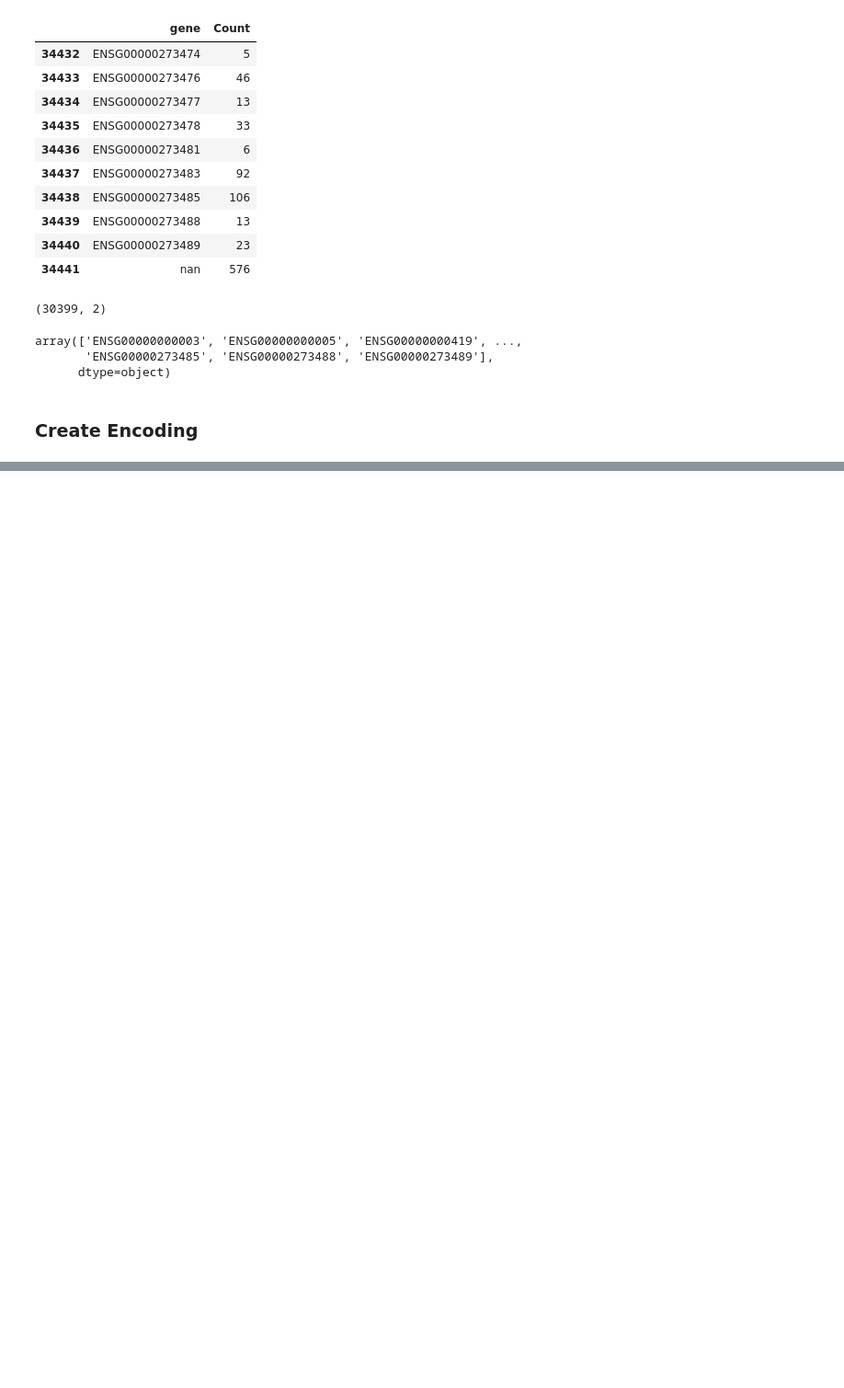
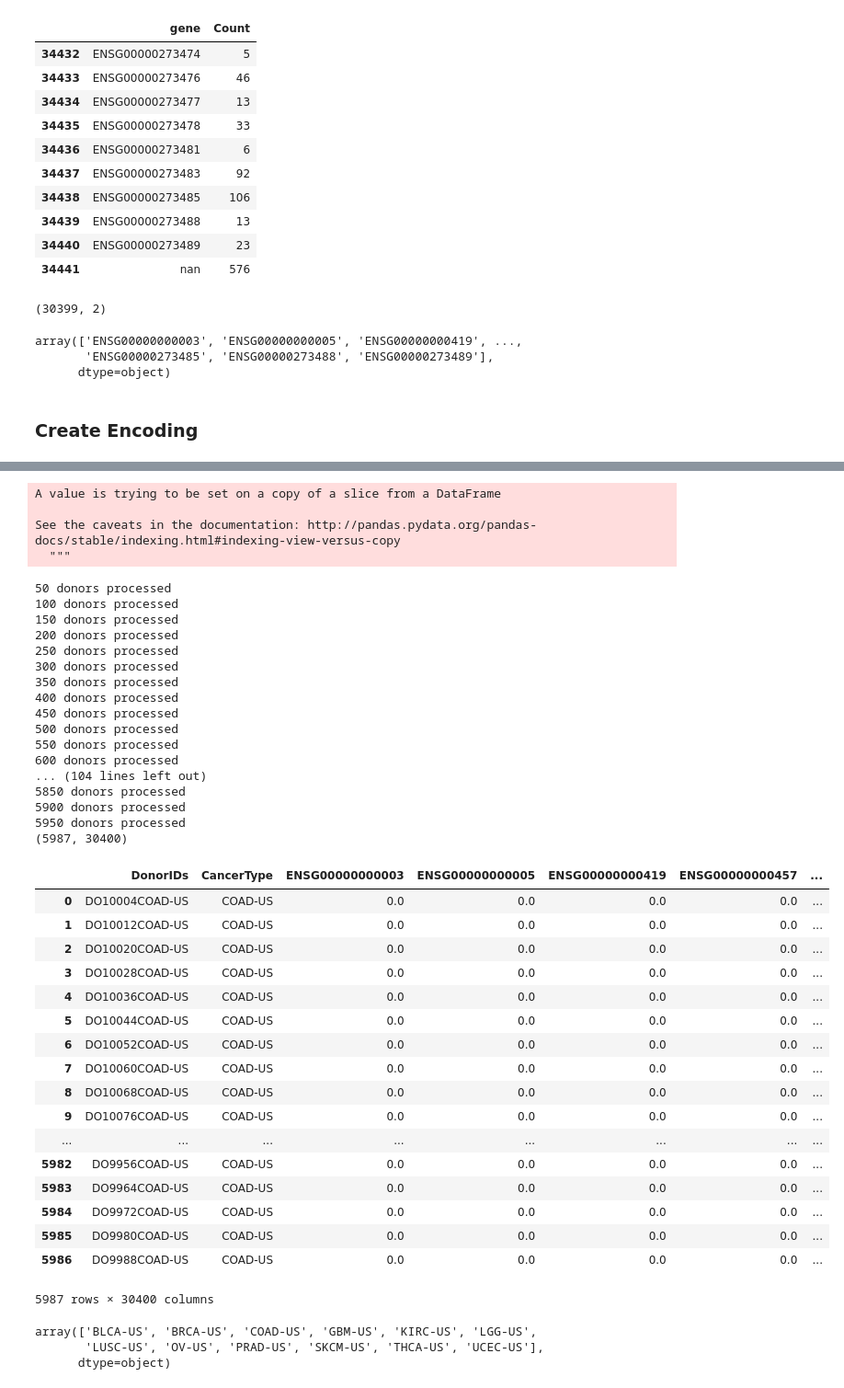
Before and after one commit to KatrinaTurner/cancer-dl, a Jupyter notebook: EDA.ipynb, the cells around one changed output, grey strips where cells are left out. Shown: that part at 92% size. Drawn from its saved outputs; the diff is of its cells as text; code cells hidden in the pictures; blank space fills up the shorter version.

```diff
--- a/EDA.ipynb
+++ b/EDA.ipynb
@@ -385,7 +385,7 @@ file_names = ["BLCA_df.csv", "BRCA_df.csv", "COAD_df.csv", "GBM_df.csv", "KIRC_d
 i = 0
 for df in cancer_names:
     mutation_gene_df = df[['MutationId', 'GeneAffected']]
-    df.reset_index(drop=True, inplace=True)
+    mutation_gene_df.reset_index(drop=True, inplace=True)
     print_for_Kaitlyn = df.drop_duplicates()
     print(print_for_Kaitlyn.shape)
     print_for_Kaitlyn.to_csv(file_names[i])
@@ -403,3 +403,13 @@ for df in cancer_names:
 (816531, 4)
 (18031, 4)
 (1386043, 4)
+# %%
+file_names_gene_only = ["BLCA_df_genes_only.csv", "BRCA_df_genes_only.csv", "COAD_df_genes_only.csv", "GBM_df_genes_only.csv", "KIRC_df_genes_only.csv", "LGG_df_genes_only.csv", "LUSC_df_genes_only.csv", "OV_df_genes_only.csv", "PRAD_df_genes_only.csv", "SKCM_df_genes_only.csv", "THCA_df_genes_only.csv", "UCEC_df_genes_only.csv"]
+i = 0
+for df in cancer_names:
+    mutation_gene_df = df[['GeneAffected']]
+    print_for_Kaitlyn = mutation_gene_df.drop_duplicates()
+    print_for_Kaitlyn.reset_index(drop=True, inplace=True)
+    print(print_for_Kaitlyn.shape)
+    print_for_Kaitlyn.to_csv(file_names_gene_only[i])
+    i = i + 1
@@ -478,18 +501,21 @@ def gene_helper(df):
     donor_id = df.DonorId[0]
     smaller_df = df[['MutationId','GeneAffected']]
     smaller_df.drop_duplicates(inplace=True)
-    genes_only = smaller_df[['gene_affected']].to_numpy().astype('str')
+    genes_only = smaller_df[['GeneAffected']].to_numpy().astype('str')
     unique_genes, counts = np.unique(genes_only, return_counts=True)
     return cancer_type, donor_id, unique_genes, counts
 # %%
-def katrinas_gene_function(df, master_genes, unique_ids):
+def katrinas_gene_function(df, master_genes):
 
     columns = ['DonorIDs', 'CancerType'] + list(master_genes)
-    final_df = None
+    final_df = pd.DataFrame(columns = columns)
     k = 0
+
+    unique_ids = np.unique(df.DonorId)
 
     for donor in unique_ids:
         temp_df = df[df.DonorId == donor]
+        temp_df.reset_index(drop = True, inplace = True)
 
         cancer_type, donor_id, unique_genes, counts = gene_helper(temp_df)
         freq = np.zeros((len(master_genes)))
@@ -516,7 +547,48 @@ df2
 # %%
-#test
+#encode dataframe
+columns = ['DonorIDs', 'CancerType'] + list(master_genes)
 encoding = pd.DataFrame(columns = columns)
-encoding = katrinas_gene_function(encoding, 'BRCA-US', master_genes)
+encoding = katrinas_gene_function(all_cancer_gene_df, master_genes)
 encoding.reset_index(drop=True, inplace=True)
 print(encoding.shape)
-encoding
+encoding.head()
+# %% [output]
+A value is trying to be set on a copy of a slice from a DataFrame
+
+See the caveats in the documentation: http://pandas.pydata.org/pandas-docs/stable/indexing.html#indexing-view-versus-copy
+  """
+50 donors processed
+100 donors processed
+150 donors processed
+200 donors processed
+250 donors processed
+300 donors processed
+350 donors processed
+400 donors processed
+450 donors processed
+500 donors processed
+550 donors processed
+600 donors processed
+... (104 lines left out)
+5850 donors processed
+5900 donors processed
+5950 donors processed
+(5987, 30400)
+|  | DonorIDs | CancerType | ENSG00000000003 | ENSG00000000005 | ENSG00000000419 | ENSG00000000457 | ... |
+| 0 | DO10004COAD-US | COAD-US | 0.0 | 0.0 | 0.0 | 0.0 | ... |
+| 1 | DO10012COAD-US | COAD-US | 0.0 | 0.0 | 0.0 | 0.0 | ... |
+| 2 | DO10020COAD-US | COAD-US | 0.0 | 0.0 | 0.0 | 0.0 | ... |
+| 3 | DO10028COAD-US | COAD-US | 0.0 | 0.0 | 0.0 | 0.0 | ... |
+| 4 | DO10036COAD-US | COAD-US | 0.0 | 0.0 | 0.0 | 0.0 | ... |
+| 5 | DO10044COAD-US | COAD-US | 0.0 | 0.0 | 0.0 | 0.0 | ... |
+| 6 | DO10052COAD-US | COAD-US | 0.0 | 0.0 | 0.0 | 0.0 | ... |
+| 7 | DO10060COAD-US | COAD-US | 0.0 | 0.0 | 0.0 | 0.0 | ... |
+| 8 | DO10068COAD-US | COAD-US | 0.0 | 0.0 | 0.0 | 0.0 | ... |
+| 9 | DO10076COAD-US | COAD-US | 0.0 | 0.0 | 0.0 | 0.0 | ... |
+| ... | ... | ... | ... | ... | ... | ... | ... |
+| 5982 | DO9956COAD-US | COAD-US | 0.0 | 0.0 | 0.0 | 0.0 | ... |
+| 5983 | DO9964COAD-US | COAD-US | 0.0 | 0.0 | 0.0 | 0.0 | ... |
+| 5984 | DO9972COAD-US | COAD-US | 0.0 | 0.0 | 0.0 | 0.0 | ... |
+| 5985 | DO9980COAD-US | COAD-US | 0.0 | 0.0 | 0.0 | 0.0 | ... |
+| 5986 | DO9988COAD-US | COAD-US | 0.0 | 0.0 | 0.0 | 0.0 | ... |
+5987 rows × 30400 columns
@@ -553,2 +595,6 @@ freq_encodings.head()
 # %%
-np.unique(freq_encodings.CancerType)
+np.unique(encoding.CancerType)
+# %% [output]
+array(['BLCA-US', 'BRCA-US', 'COAD-US', 'GBM-US', 'KIRC-US', 'LGG-US',
+       'LUSC-US', 'OV-US', 'PRAD-US', 'SKCM-US', 'THCA-US', 'UCEC-US'],
+      dtype=object)
```
Also changed, not shown: parts of 10 cells of this notebook.
